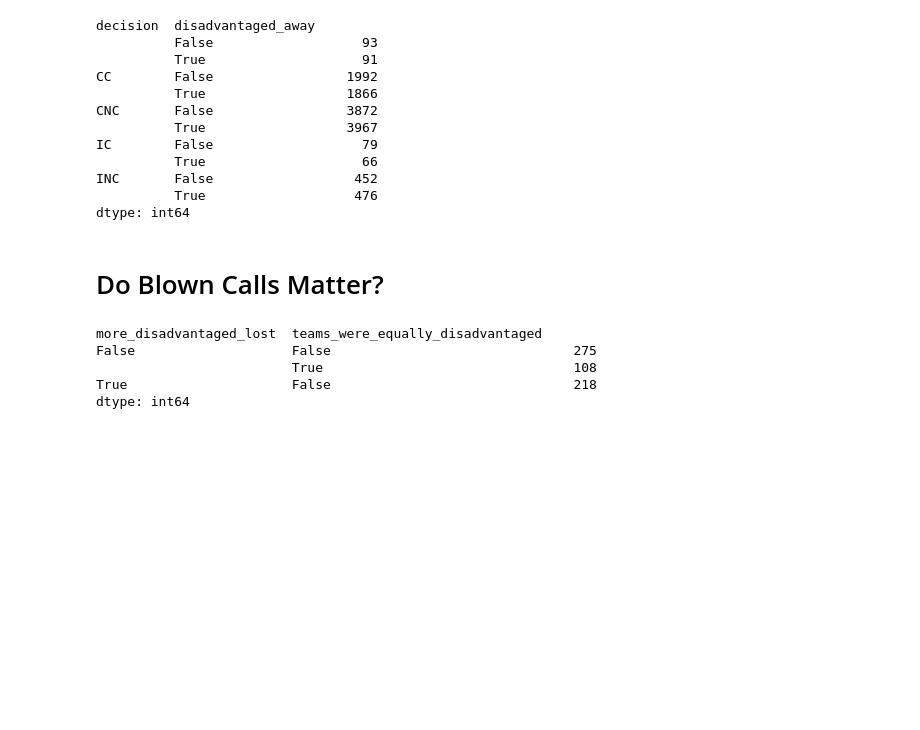
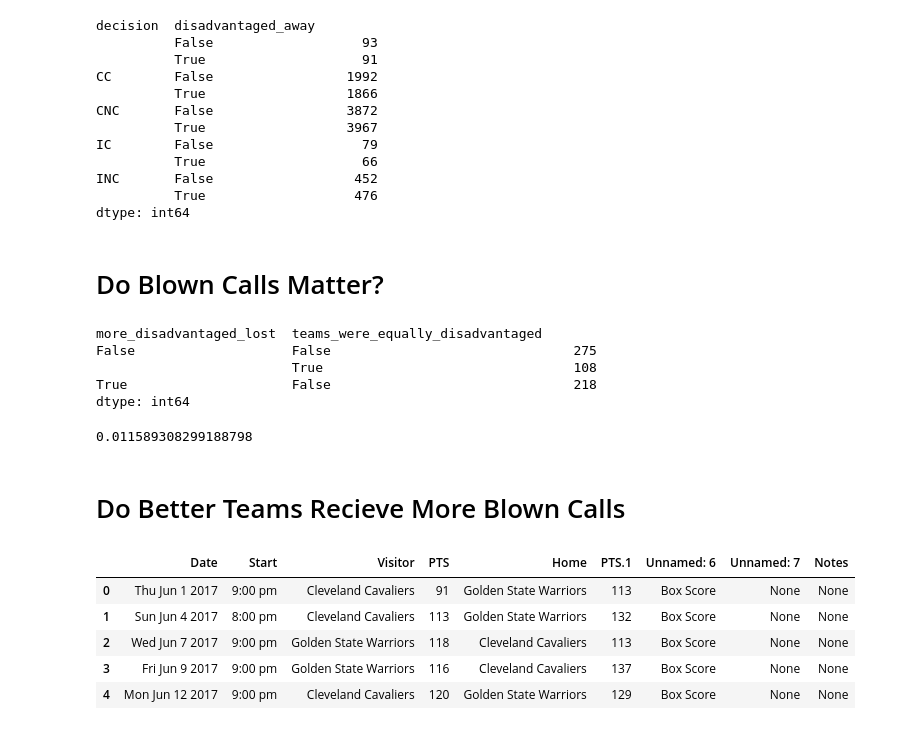
Before and after one commit to jvani/NBA_L2M, a Jupyter notebook: notebooks/1.0-jv-exploratory-analysis.ipynb, the cells around one changed output. Drawn from its saved outputs; the diff is of its cells as text; code cells hidden in the pictures; blank space fills up the shorter version.

```diff
--- a/notebooks/1.0-jv-exploratory-analysis.ipynb
+++ b/notebooks/1.0-jv-exploratory-analysis.ipynb
@@ -185,3 +187,19 @@ False                    False                               275
                          True                                108
 True                     False                               218
 dtype: int64
+# %%
+stats.binom_test([275, 218])
+# %% [output]
+0.011589308299188798
+# %% [markdown]
+# Do Better Teams Recieve More Blown Calls
+# %%
+gms = pd.read_sql_query("SELECT * FROM 'scheduled-gms'", conn)
+gms.head()
+# %% [output]
+|  | Date | Start | Visitor | PTS | Home | PTS.1 | Unnamed: 6 | Unnamed: 7 | Notes |
+| 0 | Thu Jun 1 2017 | 9:00 pm | Cleveland Cavaliers | 91 | Golden State Warriors | 113 | Box Score | None | None |
+| 1 | Sun Jun 4 2017 | 8:00 pm | Cleveland Cavaliers | 113 | Golden State Warriors | 132 | Box Score | None | None |
+| 2 | Wed Jun 7 2017 | 9:00 pm | Golden State Warriors | 118 | Cleveland Cavaliers | 113 | Box Score | None | None |
+| 3 | Fri Jun 9 2017 | 9:00 pm | Golden State Warriors | 116 | Cleveland Cavaliers | 137 | Box Score | None | None |
+| 4 | Mon Jun 12 2017 | 9:00 pm | Cleveland Cavaliers | 120 | Golden State Warriors | 129 | Box Score | None | None |
```
Also changed, not shown: parts of 6 cells of this notebook.
